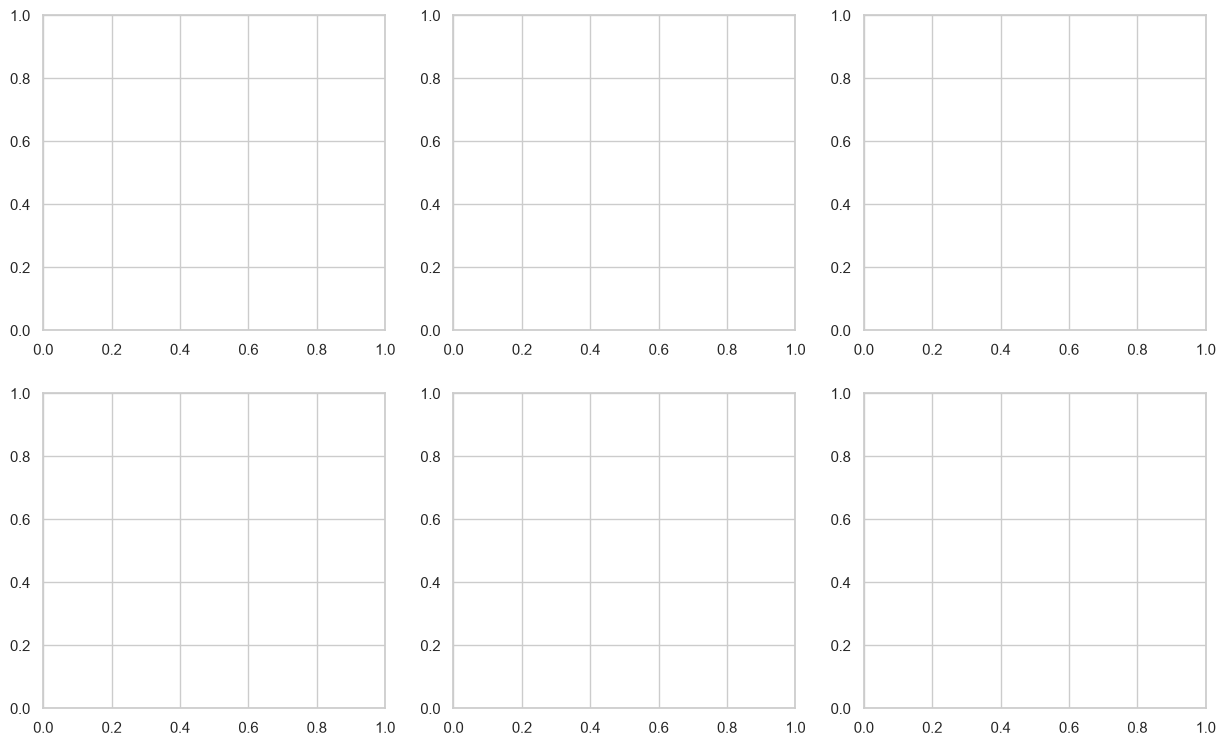
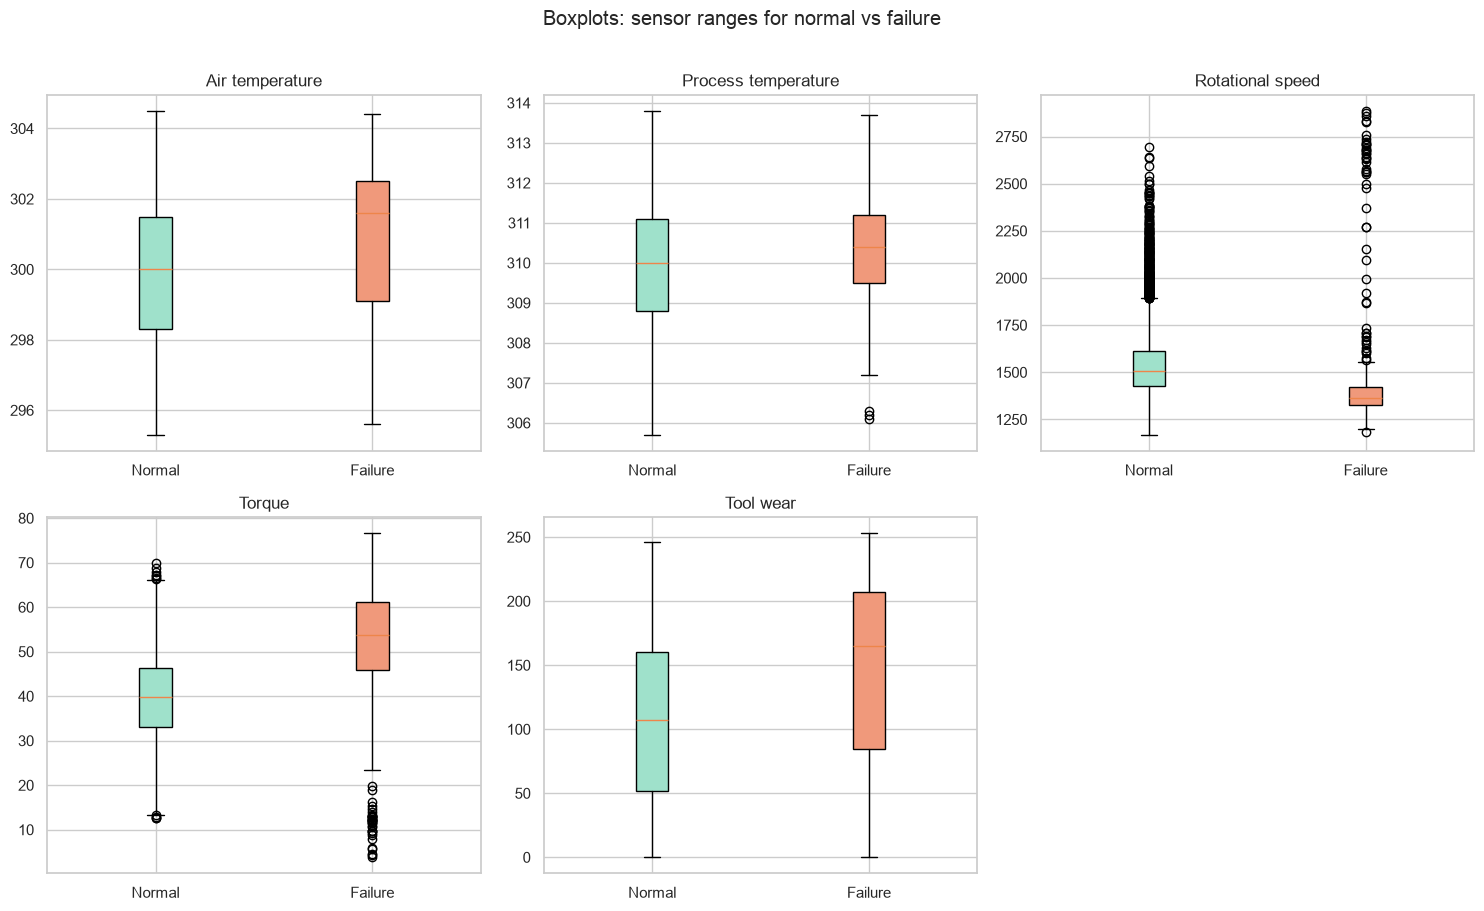
The notebook cell's code change between the first figure and the second:
--- before
+++ after
@@ -1,2 +1,5 @@
+sensor_cols = ['Air temperature', 'Process temperature',
+               'Rotational speed', 'Torque', 'Tool wear']
+
 fig, axes = plt.subplots(2, 3, figsize=(15, 9))
 axes = axes.flatten()
@@ -4,9 +7,14 @@
 for i, col in enumerate(sensor_cols):
     data_to_plot = [
-        df[df['Machine failure']==0][col].dropna(),
-        df[df['Machine failure']==1][col].dropna()
+        df.loc[df['Machine failure'] == 0, col].dropna(),
+        df.loc[df['Machine failure'] == 1, col].dropna()
     ]
-    bp = axes[i].boxplot(data_to_plot, patch_artist=True,
-                         labels=['Normal', 'Failure'])
+
+    bp = axes[i].boxplot(
+        data_to_plot,
+        patch_artist=True,
+        tick_labels=['Normal', 'Failure']   # changed from labels=...
+    )
+
     bp['boxes'][0].set_facecolor('#9FE1CB')
     bp['boxes'][1].set_facecolor('#F0997B')

Commit: AI4I and SECOM dataset upload